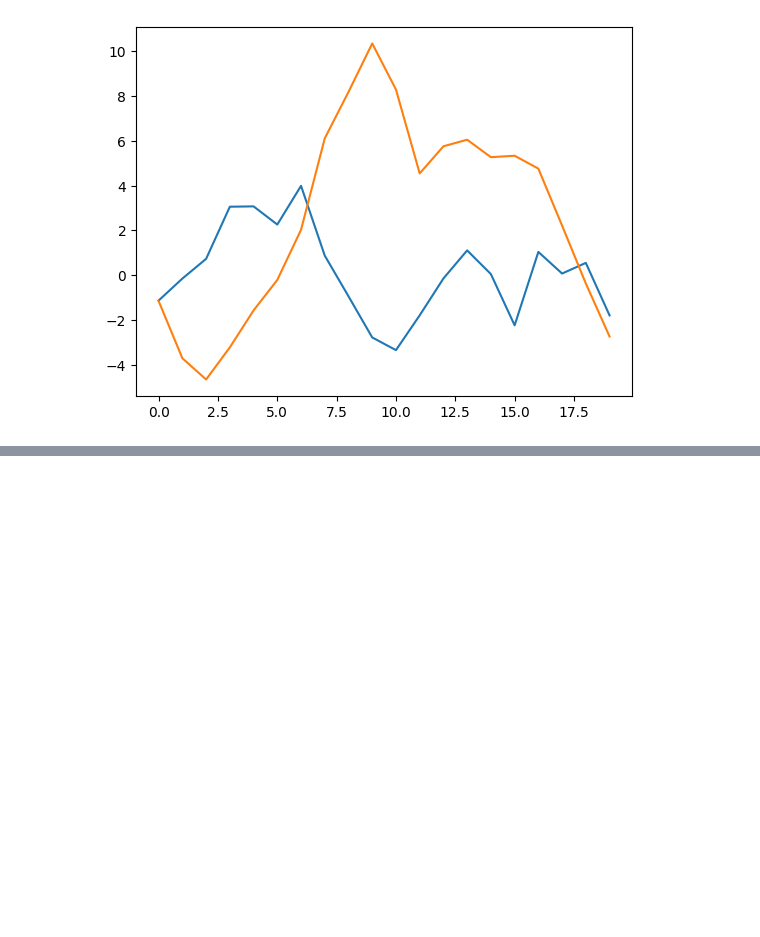
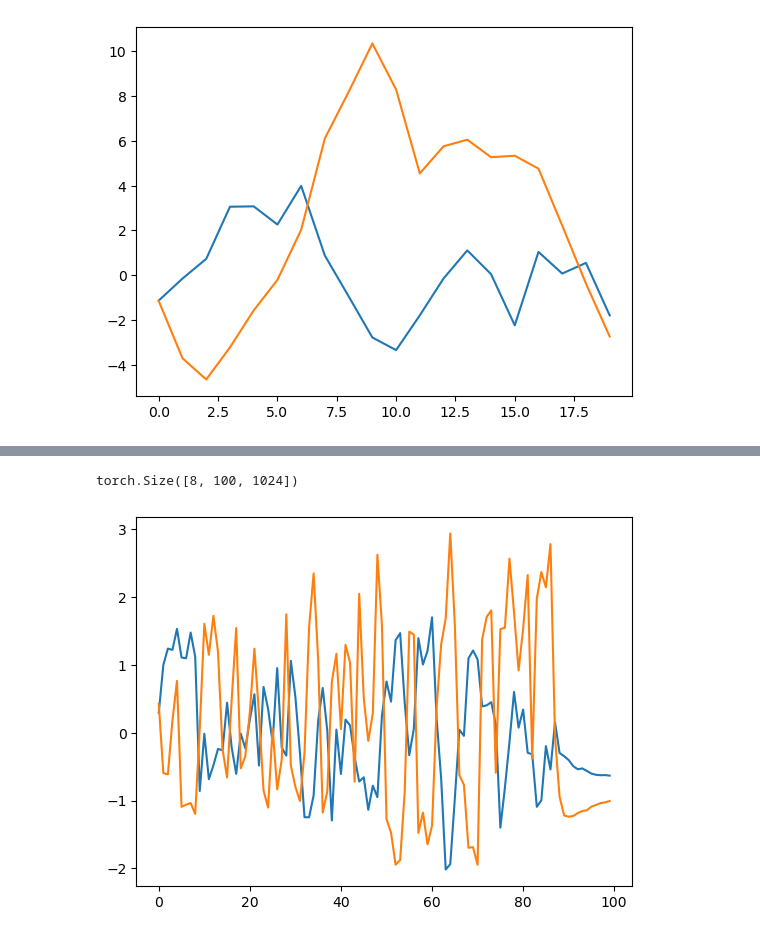
Before and after one commit to HenFo/Masterarbeit, a Jupyter notebook: test.ipynb, the cells around one changed output, grey strips where cells are left out. Drawn from its saved outputs; the diff is of its cells as text; code cells hidden in the pictures; blank space fills up the shorter version.

```diff
--- a/test.ipynb
+++ b/test.ipynb
@@ -112,0 +114,17 @@ print(i)
+# %%
+def interpolate_vectors(vectors, num_vectors):
+    interpolated_vectors = torch.nn.functional.interpolate(
+        torch.swapaxes(vectors, 1,2), size=num_vectors, mode="linear", align_corners=True
+    )
+    return torch.swapaxes(interpolated_vectors, 1,2)
+
+interpolated_result = interpolate_vectors(last_hidden_state, 100)
+interpolated_result.shape
+# %% [output]
+torch.Size([8, 100, 1024])
+# %%
+lhs_interpolated = apply_pca(pca, interpolated_result)
+plt.plot(lhs_interpolated[0])
+plt.show()
+# %% [output]
+[figure, added]
```
Also changed, not shown: parts of 14 cells of this notebook, 8 other files.
